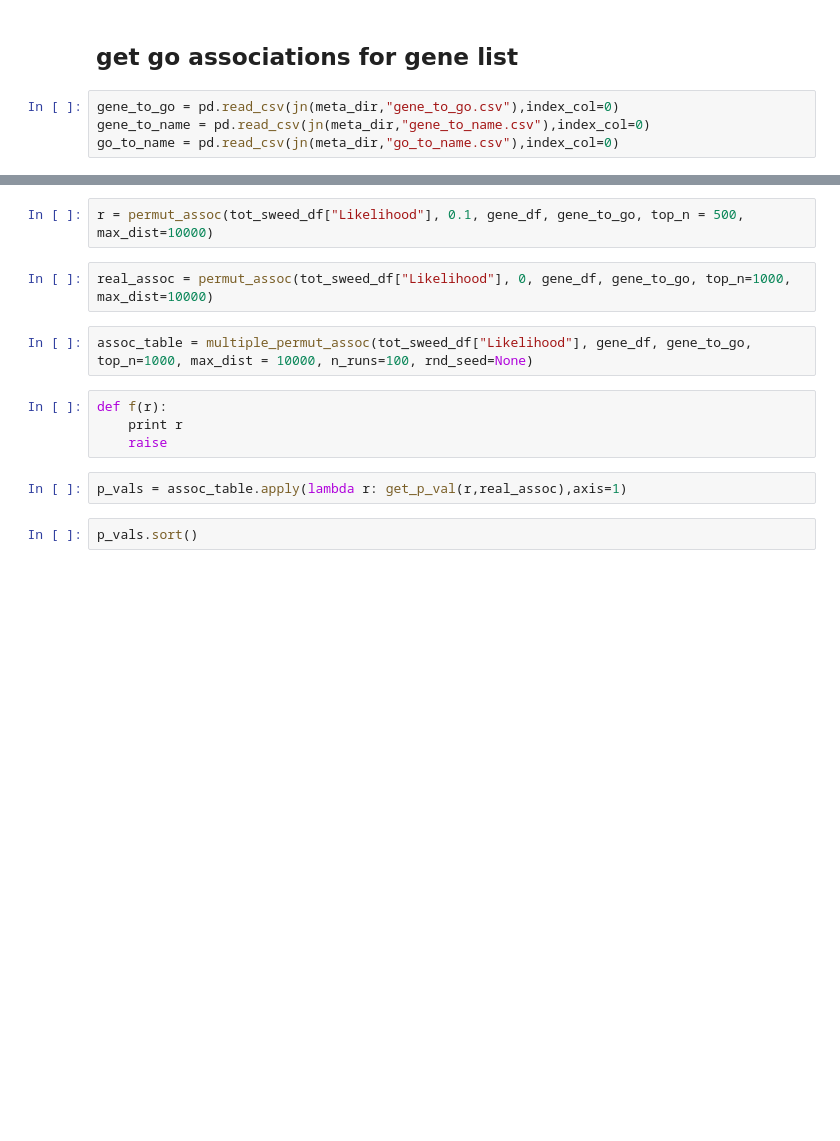
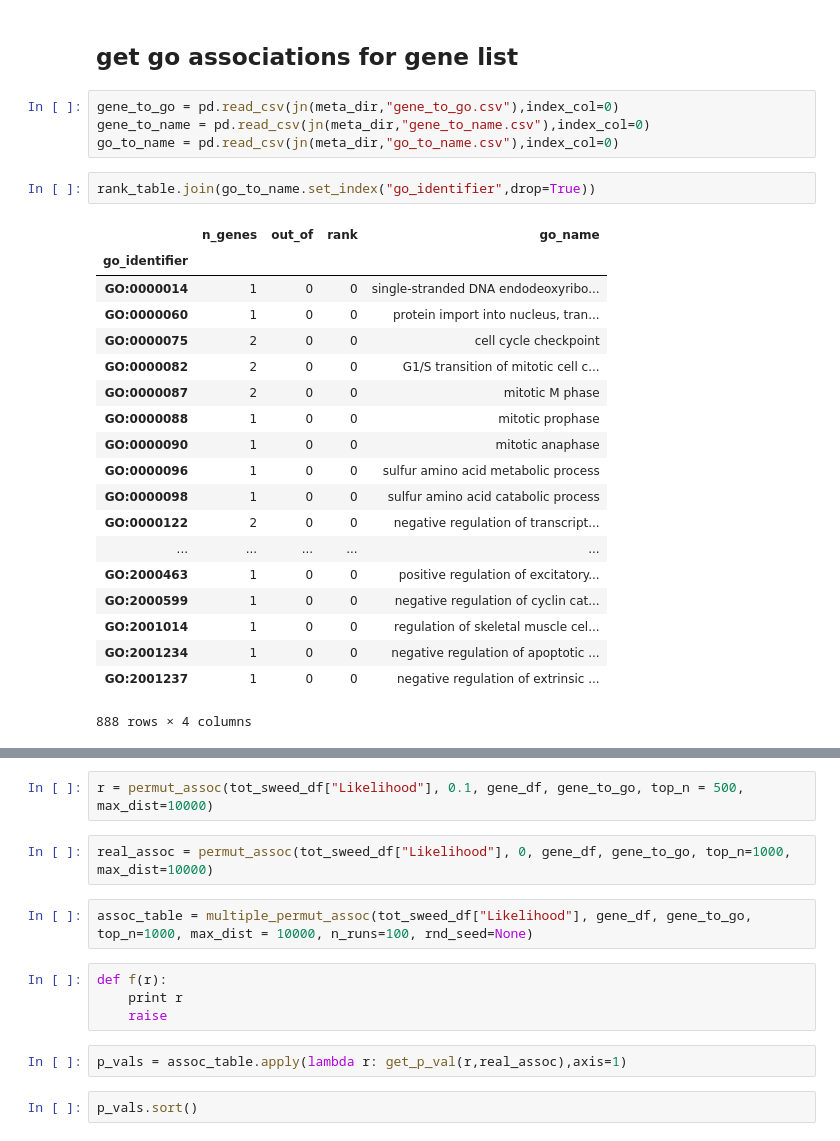
Before and after one commit to peterdfields/hs_vervet, a Jupyter notebook: notebooks/pandas_hs.ipynb, the cells around one changed output, grey strips where cells are left out. Cells and saved outputs as stored; diff of their text form; blank space fills up the shorter version.

```diff
--- a/notebooks/pandas_hs.ipynb
+++ b/notebooks/pandas_hs.ipynb
@@ -218,6 +270,28 @@ peaks = get_peaks(get_gene_info(cand_genes, gene_df),top_s,max_dist=max_dist)
 gene_to_go = pd.read_csv(jn(meta_dir,"gene_to_go.csv"),index_col=0)
 gene_to_name = pd.read_csv(jn(meta_dir,"gene_to_name.csv"),index_col=0)
 go_to_name = pd.read_csv(jn(meta_dir,"go_to_name.csv"),index_col=0)
+# %%
+rank_table.join(go_to_name.set_index("go_identifier",drop=True))
+# %% [output]
+|  | n_genes | out_of | rank | go_name |
+| go_identifier |  |  |  |  |
+| GO:0000014 | 1 | 0 | 0 | single-stranded DNA endodeoxyribo... |
+| GO:0000060 | 1 | 0 | 0 | protein import into nucleus, tran... |
+| GO:0000075 | 2 | 0 | 0 | cell cycle checkpoint |
+| GO:0000082 | 2 | 0 | 0 | G1/S transition of mitotic cell c... |
+| GO:0000087 | 2 | 0 | 0 | mitotic M phase |
+| GO:0000088 | 1 | 0 | 0 | mitotic prophase |
+| GO:0000090 | 1 | 0 | 0 | mitotic anaphase |
+| GO:0000096 | 1 | 0 | 0 | sulfur amino acid metabolic process |
+| GO:0000098 | 1 | 0 | 0 | sulfur amino acid catabolic process |
+| GO:0000122 | 2 | 0 | 0 | negative regulation of transcript... |
+| ... | ... | ... | ... | ... |
+| GO:2000463 | 1 | 0 | 0 | positive regulation of excitatory... |
+| GO:2000599 | 1 | 0 | 0 | negative regulation of cyclin cat... |
+| GO:2001014 | 1 | 0 | 0 | regulation of skeletal muscle cel... |
+| GO:2001234 | 1 | 0 | 0 | negative regulation of apoptotic ... |
+| GO:2001237 | 1 | 0 | 0 | negative regulation of extrinsic ... |
+888 rows × 4 columns
 # %%
 def permut_assoc(rod_s, rnd, gene_df, gene_to_go, top_n, max_dist):
     """
```
Also changed, not shown: parts of 43 cells of this notebook, 6 other files.
